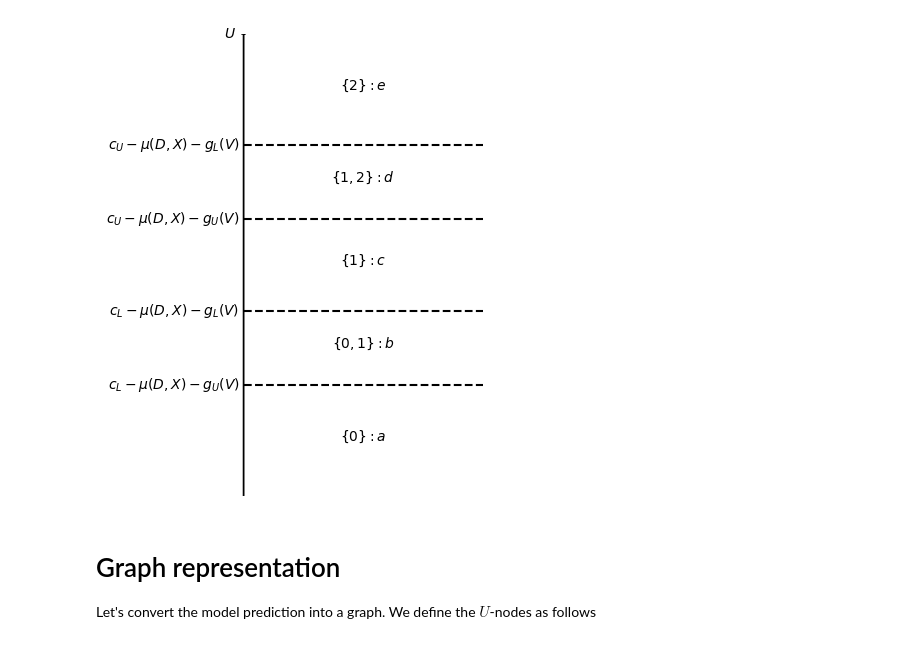
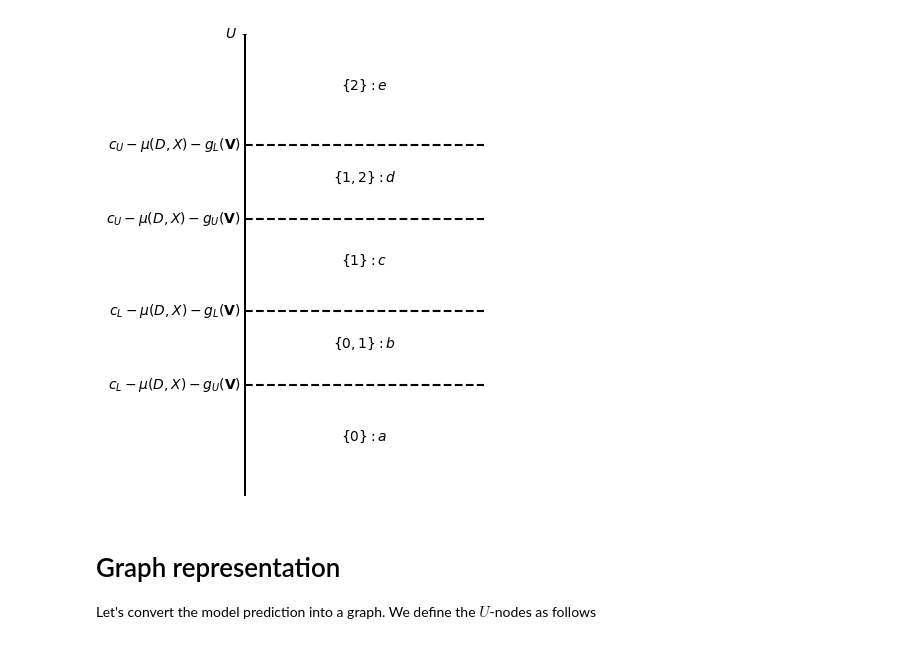
Before and after one commit to hkaido0718/IncompleteDiscreteChoice, a Jupyter notebook: Ex_OrderedChoice.ipynb, the cells around one changed output. Cells and saved outputs as stored; diff of their text form; code cells hidden in the pictures.

```diff
--- a/Ex_OrderedChoice.ipynb
+++ b/Ex_OrderedChoice.ipynb
@@ -27,38 +54,38 @@ import matplotlib.pyplot as plt
 
 # Set the scale for the figure
 scale = 0.6
 fig, ax = plt.subplots(figsize=(6 * scale, 10 * scale))
 
 # Draw the y-axis
 ax.arrow(0, 0, 0, 10, head_width=0.1, head_length=0.3, fc='black', ec='black')
 ax.text(-0.5, 10, r'$U$', va='center')
 
 # Draw the dashed lines
 dashed_lines_y = [2.4, 4, 6, 7.6]
 for y in dashed_lines_y:
     ax.plot([0, 6], [y, y], 'k--')
 
 # Add text labels
 ax.text(3, 1.2, r'$\{0\} : a$', ha='center')
 ax.text(3, 3.2, r'$\{0,1\} : b$', ha='center')
 ax.text(3, 5, r'$\{1\} : c$', ha='center')
 ax.text(3, 6.8, r'$\{1,2\} : d$', ha='center')
 ax.text(3, 8.8, r'$\{2\} : e$', ha='center')
 
 # Add the specific text annotations next to the dashed lines
-ax.text(-0.1, 7.6, r'$c_U -\mu(D,X)-g_L(V)$', va='center', ha='right')
-ax.text(-0.1, 6, r'$c_U-\mu(D,X)- g_U(V)$', va='center', ha='right')
-ax.text(-0.1, 4, r'$c_L -\mu(D,X)-g_L(V)$', va='center', ha='right')
-ax.text(-0.1, 2.4, r'$c_L -\mu(D,X)-g_U(V)$', va='center', ha='right')
+ax.text(-0.1, 7.6, r'$c_U -\mu(D,X)-g_L(\mathbf{V})$', va='center', ha='right')
+ax.text(-0.1, 6, r'$c_U-\mu(D,X)- g_U(\mathbf{V})$', va='center', ha='right')
+ax.text(-0.1, 4, r'$c_L -\mu(D,X)-g_L(\mathbf{V})$', va='center', ha='right')
+ax.text(-0.1, 2.4, r'$c_L -\mu(D,X)-g_U(\mathbf{V})$', va='center', ha='right')
 
 # Adjust the plot limits and remove the x-axis
 ax.set_xlim(-1, 6)
 ax.set_ylim(0, 10)
 ax.axis('off')
 
 plt.show()
 # %% [output]
-[figure, old version]
+[figure, new version]
 # %% [markdown]
 # Graph representation
 
```
Also changed, not shown: parts of 4 cells of this notebook.
